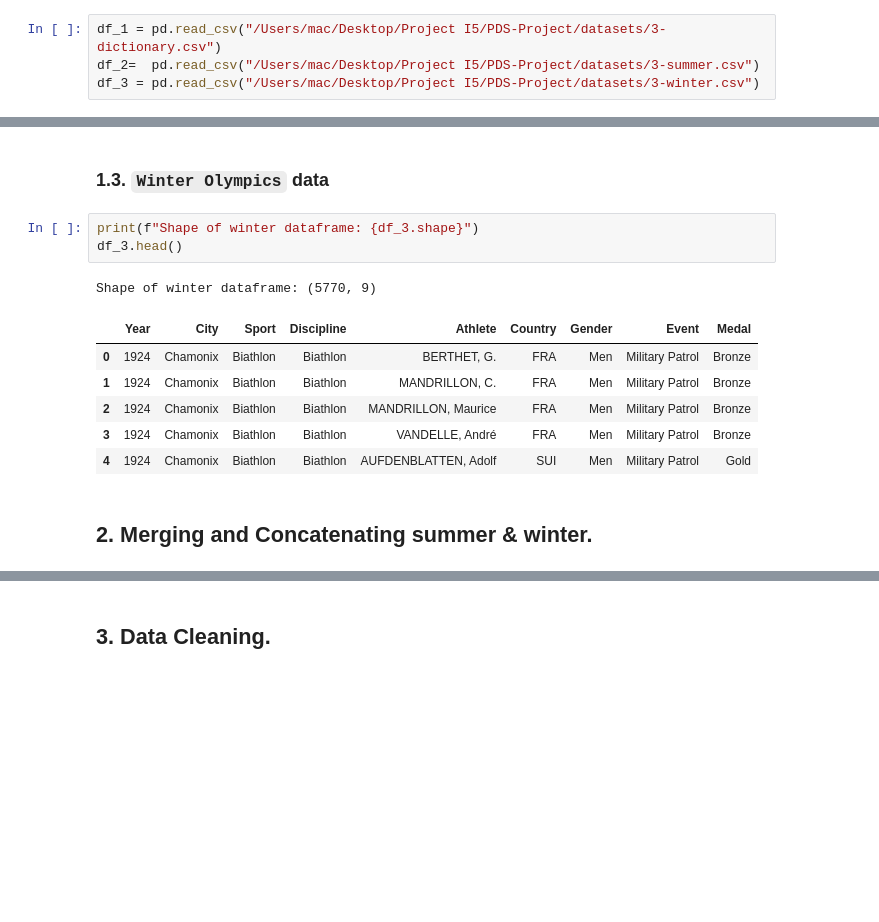
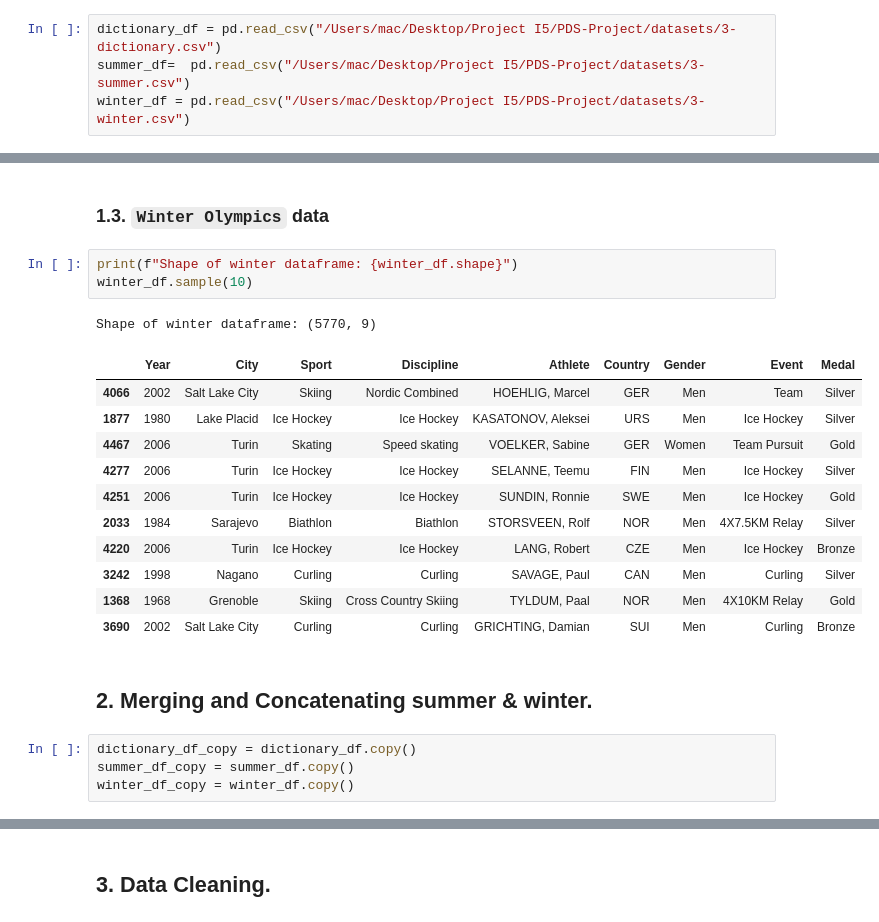
Before and after one commit to SengLay/PDS-Project, a Jupyter notebook: sources/main.ipynb, the cells around one changed output, grey strips where cells are left out. Drawn from its saved outputs; the diff is of its cells as text; blank space fills up the shorter version.

```diff
--- a/sources/main.ipynb
+++ b/sources/main.ipynb
@@ -17,9 +30,9 @@ warnings.filterwarnings('ignore')
 # %% [markdown]
 ## 1. Data import.
 # %%
-df_1 = pd.read_csv("/Users/mac/Desktop/Project I5/PDS-Project/datasets/3-dictionary.csv")
-df_2=  pd.read_csv("/Users/mac/Desktop/Project I5/PDS-Project/datasets/3-summer.csv")
-df_3 = pd.read_csv("/Users/mac/Desktop/Project I5/PDS-Project/datasets/3-winter.csv")
+dictionary_df = pd.read_csv("/Users/mac/Desktop/Project I5/PDS-Project/datasets/3-dictionary.csv")
+summer_df=  pd.read_csv("/Users/mac/Desktop/Project I5/PDS-Project/datasets/3-summer.csv")
+winter_df = pd.read_csv("/Users/mac/Desktop/Project I5/PDS-Project/datasets/3-winter.csv")
 # %% [markdown]
 ### 1.1. `Dictionary` data
 # %%
@@ -49,16 +72,25 @@ Shape of summer dataframe: (31165, 9)
 # %% [markdown]
 ### 1.3. `Winter Olympics` data
 # %%
-print(f"Shape of winter dataframe: {df_3.shape}")
-df_3.head()
+print(f"Shape of winter dataframe: {winter_df.shape}")
+winter_df.sample(10)
 # %% [output]
 Shape of winter dataframe: (5770, 9)
 |  | Year | City | Sport | Discipline | Athlete | Country | Gender | Event | Medal |
-| 0 | 1924 | Chamonix | Biathlon | Biathlon | BERTHET, G. | FRA | Men | Military Patrol | Bronze |
-| 1 | 1924 | Chamonix | Biathlon | Biathlon | MANDRILLON, C. | FRA | Men | Military Patrol | Bronze |
-| 2 | 1924 | Chamonix | Biathlon | Biathlon | MANDRILLON, Maurice | FRA | Men | Military Patrol | Bronze |
-| 3 | 1924 | Chamonix | Biathlon | Biathlon | VANDELLE, André | FRA | Men | Military Patrol | Bronze |
-| 4 | 1924 | Chamonix | Biathlon | Biathlon | AUFDENBLATTEN, Adolf | SUI | Men | Military Patrol | Gold |
+| 4066 | 2002 | Salt Lake City | Skiing | Nordic Combined | HOEHLIG, Marcel | GER | Men | Team | Silver |
+| 1877 | 1980 | Lake Placid | Ice Hockey | Ice Hockey | KASATONOV, Aleksei | URS | Men | Ice Hockey | Silver |
+| 4467 | 2006 | Turin | Skating | Speed skating | VOELKER, Sabine | GER | Women | Team Pursuit | Gold |
+| 4277 | 2006 | Turin | Ice Hockey | Ice Hockey | SELANNE, Teemu | FIN | Men | Ice Hockey | Silver |
+| 4251 | 2006 | Turin | Ice Hockey | Ice Hockey | SUNDIN, Ronnie | SWE | Men | Ice Hockey | Gold |
+| 2033 | 1984 | Sarajevo | Biathlon | Biathlon | STORSVEEN, Rolf | NOR | Men | 4X7.5KM Relay | Silver |
+| 4220 | 2006 | Turin | Ice Hockey | Ice Hockey | LANG, Robert | CZE | Men | Ice Hockey | Bronze |
+| 3242 | 1998 | Nagano | Curling | Curling | SAVAGE, Paul | CAN | Men | Curling | Silver |
+| 1368 | 1968 | Grenoble | Skiing | Cross Country Skiing | TYLDUM, Paal | NOR | Men | 4X10KM Relay | Gold |
+| 3690 | 2002 | Salt Lake City | Curling | Curling | GRICHTING, Damian | SUI | Men | Curling | Bronze |
 # %% [markdown]
 ## 2. Merging and Concatenating summer & winter.
+# %%
+dictionary_df_copy = dictionary_df.copy()
+summer_df_copy = summer_df.copy()
+winter_df_copy = winter_df.copy()
 # %%
```
Also changed, not shown: parts of 57 cells of this notebook, 2 other files.
